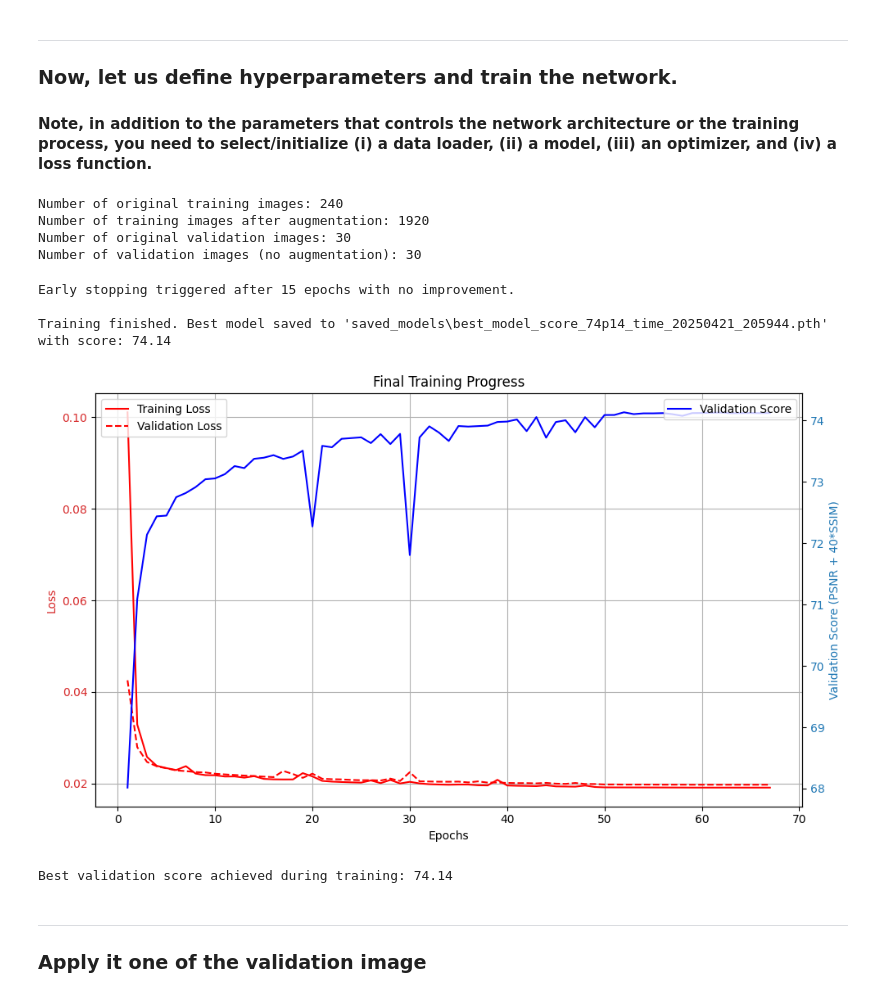
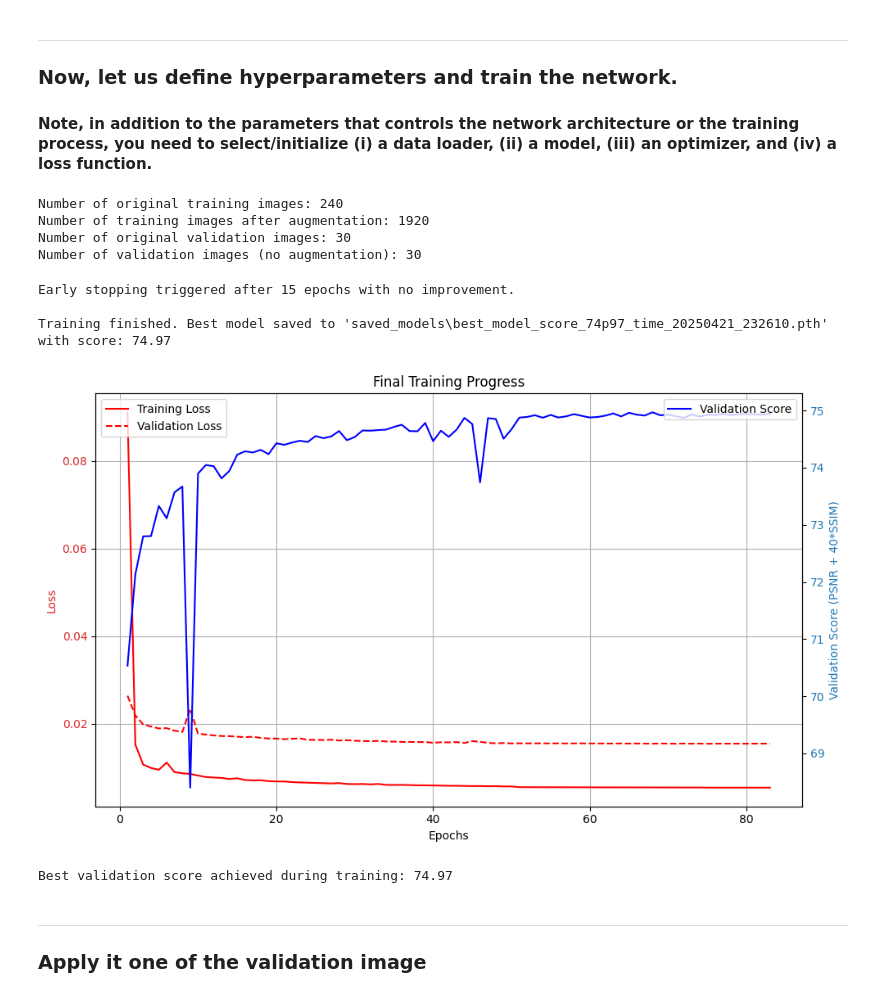
Before and after one commit to kangaaroob/BME5710-FinalProject, a Jupyter notebook: base.ipynb, the cells around one changed output. Drawn from its saved outputs; the diff is of its cells as text; code cells hidden in the pictures.

```diff
--- a/base.ipynb
+++ b/base.ipynb
@@ -396,7 +427,7 @@ ___
 #### Note, in addition to the parameters that controls the network architecture or the training process, you need to select/initialize (i) a data loader, (ii) a model, (iii) an optimizer, and (iv) a loss function.
 # %%
 # --- Hyperparameters ---
-batch_size = 8
+batch_size = 5
 lr = 1e-4
 num_epoch = 200
 patience_early_stopping = 15
@@ -420,6 +451,7 @@ if 'train_dataset' in locals() and 'val_dataset' in locals():
 
 # Model
 model = SuperResolutionNet().to(device)
+scaler = torch.amp.GradScaler('cuda')
 
 # Optimizer
 opt = optim.Adam(model.parameters(), lr=lr)
@@ -429,37 +461,38 @@ criterion = CombinedLoss(alpha=loss_alpha, beta=loss_beta, device=device).to(dev
 
 # Learning Rate Scheduler
 scheduler = ReduceLROnPlateau(
     opt,
     mode='max',
     factor=scheduler_factor,
     patience=scheduler_patience
 )
 
 # --- Train the model ---
 best_score = train_model(
     model=model,
     opt=opt,
     criterion=criterion,
     scheduler=scheduler,
     train_loader=train_loader,
     val_loader=val_loader,
     num_epoch=num_epoch,
     patience=patience_early_stopping,
     device=device,
-    save_dir=save_dir
+    save_dir=save_dir,
+    scaler=scaler
 )
 
 print(f"\nBest validation score achieved during training: {best_score:.2f}")
 # %% [output]
 Number of original training images: 240
 Number of training images after augmentation: 1920
 Number of original validation images: 30
 Number of validation images (no augmentation): 30
 Early stopping triggered after 15 epochs with no improvement.
 
-Training finished. Best model saved to 'saved_models\best_model_score_74p14_time_20250421_205944.pth' with score: 74.14
+Training finished. Best model saved to 'saved_models\best_model_score_74p97_time_20250421_232610.pth' with score: 74.97
-[figure, old version]
+[figure, new version]
-Best validation score achieved during training: 74.14
+Best validation score achieved during training: 74.97
 # %% [markdown]
 ___
 ### Apply it one of the validation image
```
Also changed, not shown: parts of 3 cells of this notebook, 1 other file.
